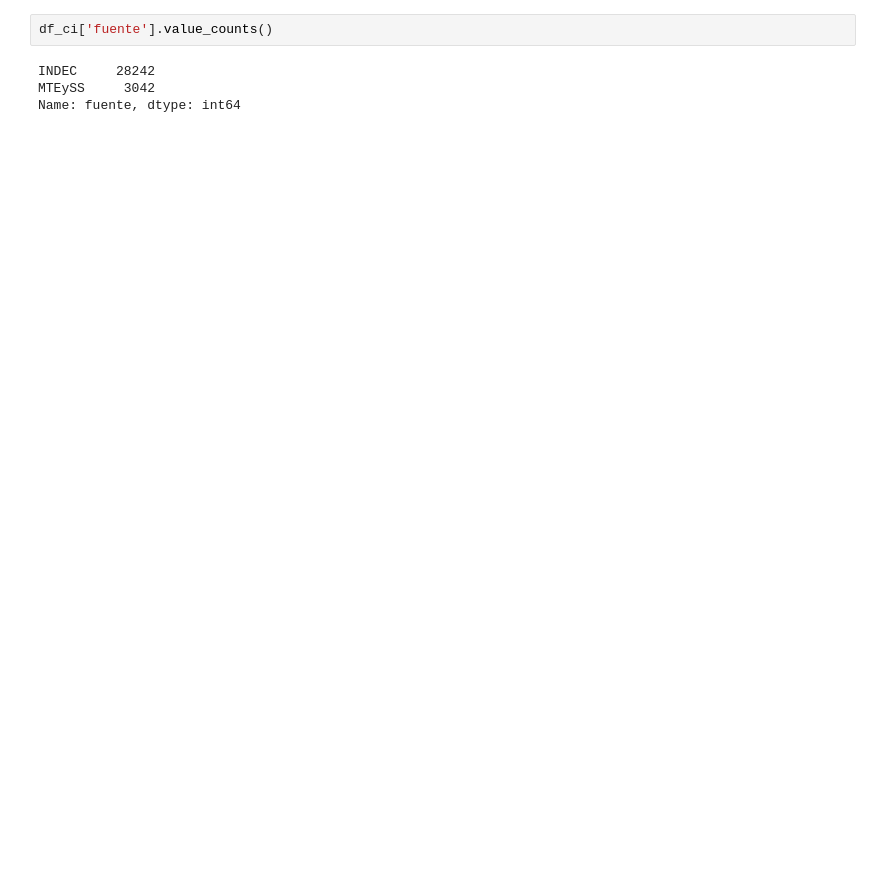
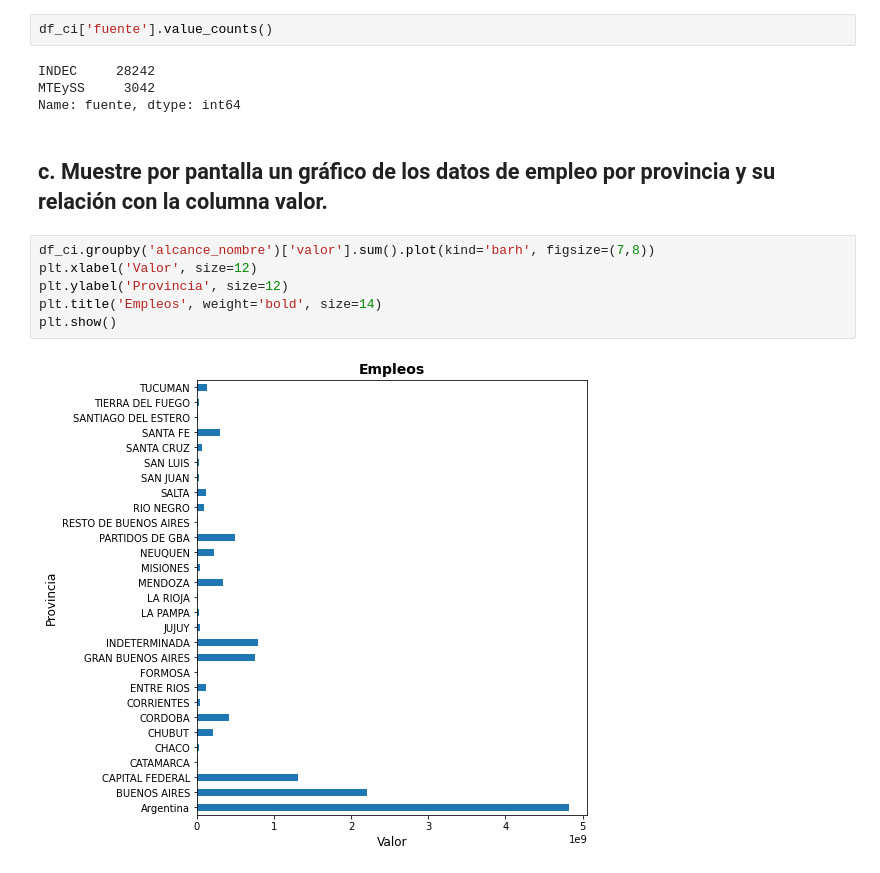
Before and after one commit to femaffi13/Python, a Jupyter notebook: Matemática III/7-Pandas.ipynb, the cells around one changed output. Cells and saved outputs as stored; diff of their text form; blank space fills up the shorter version.

```diff
--- a/Matemática III/7-Pandas.ipynb
+++ b/Matemática III/7-Pandas.ipynb
@@ -137,3 +144,13 @@ df_ci['fuente'].value_counts()
 INDEC     28242
 MTEySS     3042
 Name: fuente, dtype: int64
+# %% [markdown]
+## c. Muestre por pantalla un gráfico de los datos de empleo por provincia y su relación con la columna valor.
+# %%
+df_ci.groupby('alcance_nombre')['valor'].sum().plot(kind='barh', figsize=(7,8))
+plt.xlabel('Valor', size=12)
+plt.ylabel('Provincia', size=12)
+plt.title('Empleos', weight='bold', size=14)
+plt.show()
+# %% [output]
+[figure, added]
```
Also changed, not shown: parts of 15 cells of this notebook, 3 other files.
